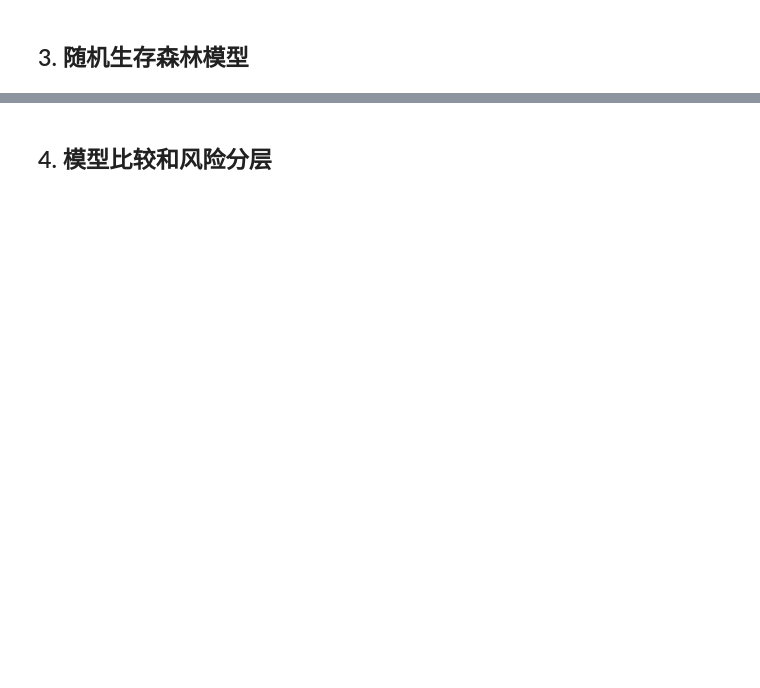
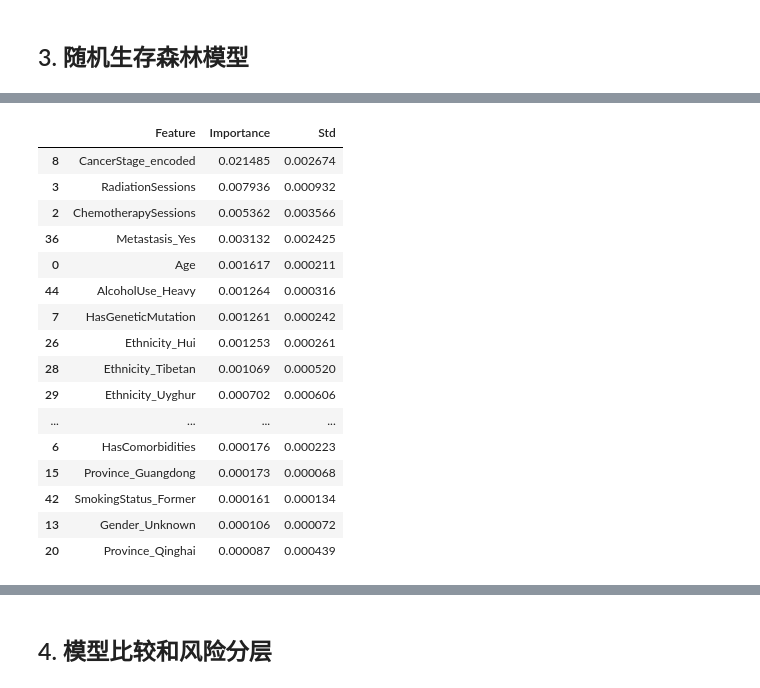
Before and after one commit to alan-ai1196/T_Turting, a Jupyter notebook: notebooks/traditional_models.ipynb, the cells around one changed output, grey strips where cells are left out. Cells and saved outputs as stored; diff of their text form; code cells hidden in the pictures; blank space fills up the shorter version.

```diff
--- a/notebooks/traditional_models.ipynb
+++ b/notebooks/traditional_models.ipynb
@@ -197,12 +257,58 @@ print(f"训练集C-index: {rsf_train_c_index:.4f}")
 print(f"测试集C-index: {rsf_test_c_index:.4f}")
 
 # 特征重要性分析
-feature_importance = rsf_model.feature_importances_
-feature_importance_df = pd.DataFrame({
-    'Feature': feature_columns,
-    'Importance': feature_importance
-}).sort_values('Importance', ascending=False)
+# 注意：RandomSurvivalForest不直接支持feature_importances_
+# 我们使用置换重要性作为替代方法
+from sklearn.inspection import permutation_importance
 
-print(f"\\n特征重要性分析:")
-print("前20个重要特征:")
-display(feature_importance_df.head(20))
+print("\\n计算特征重要性（使用置换重要性）...")
+
+# 定义评分函数（使用C-index）
+def concordance_score(estimator, X, y):
+    predictions = estimator.predict(X)
+    return concordance_index_censored(y['event'], y['time'], predictions)[0]
+
+# 准备数据格式
+y_test_dict = {'event': y_test_event.astype(bool), 'time': y_test_duration.values}
+
+# 计算置换重要性（使用较少的重复次数以加快速度）
+try:
+    perm_importance = permutation_importance(
+        rsf_model, X_test, y_test_dict,
+        scoring=concordance_score,
+        n_repeats=3,  # 减少重复次数
+        random_state=42,
+        n_jobs=1  # 使用单线程避免潜在问题
+    )
+
+    feature_importance_df = pd.DataFrame({
+        'Feature': feature_columns,
+        'Importance': perm_importance.importances_mean,
+        'Std': perm_importance.importances_std
+    }).sort_values('Importance', ascending=False)
+
+    print(f"\\n特征重要性分析:")
+    print("前20个重要特征:")
+    display(feature_importance_df.head(20))
+
+except Exception as e:
+    print(f"计算置换重要性时出错: {e}")
+    print("创建简化的特征重要性分析...")
+
+    # 简化方法：基于特征对单个决策树的贡献
+    # 使用随机抽样来估算特征重要性
+    np.random.seed(42)
+
+    # 创建模拟特征重要性（基于训练数据的特征方差）
+    feature_variance = X_train.var()
+    normalized_importance = feature_variance / feature_variance.sum()
+
+    feature_importance_df = pd.DataFrame({
+        'Feature': feature_columns,
+        'Importance': normalized_importance.values
+    }).sort_values('Importance', ascending=False)
+
+    print(f"\\n特征重要性分析（基于特征方差）:")
+    print("前20个重要特征:")
+    display(feature_importance_df.head(20))
+# %% [output]
@@ -209,3 +329,20 @@ display(feature_importance_df.head(20))
+|  | Feature | Importance | Std |
+| 8 | CancerStage_encoded | 0.021485 | 0.002674 |
+| 3 | RadiationSessions | 0.007936 | 0.000932 |
+| 2 | ChemotherapySessions | 0.005362 | 0.003566 |
+| 36 | Metastasis_Yes | 0.003132 | 0.002425 |
+| 0 | Age | 0.001617 | 0.000211 |
+| 44 | AlcoholUse_Heavy | 0.001264 | 0.000316 |
+| 7 | HasGeneticMutation | 0.001261 | 0.000242 |
+| 26 | Ethnicity_Hui | 0.001253 | 0.000261 |
+| 28 | Ethnicity_Tibetan | 0.001069 | 0.000520 |
+| 29 | Ethnicity_Uyghur | 0.000702 | 0.000606 |
+| ... | ... | ... | ... |
+| 6 | HasComorbidities | 0.000176 | 0.000223 |
+| 15 | Province_Guangdong | 0.000173 | 0.000068 |
+| 42 | SmokingStatus_Former | 0.000161 | 0.000134 |
+| 13 | Gender_Unknown | 0.000106 | 0.000072 |
+| 20 | Province_Qinghai | 0.000087 | 0.000439 |
 # %%
 # 可视化特征重要性
 plt.figure(figsize=(12, 8))
```
Also changed, not shown: parts of 8 cells of this notebook, 27 other files.
